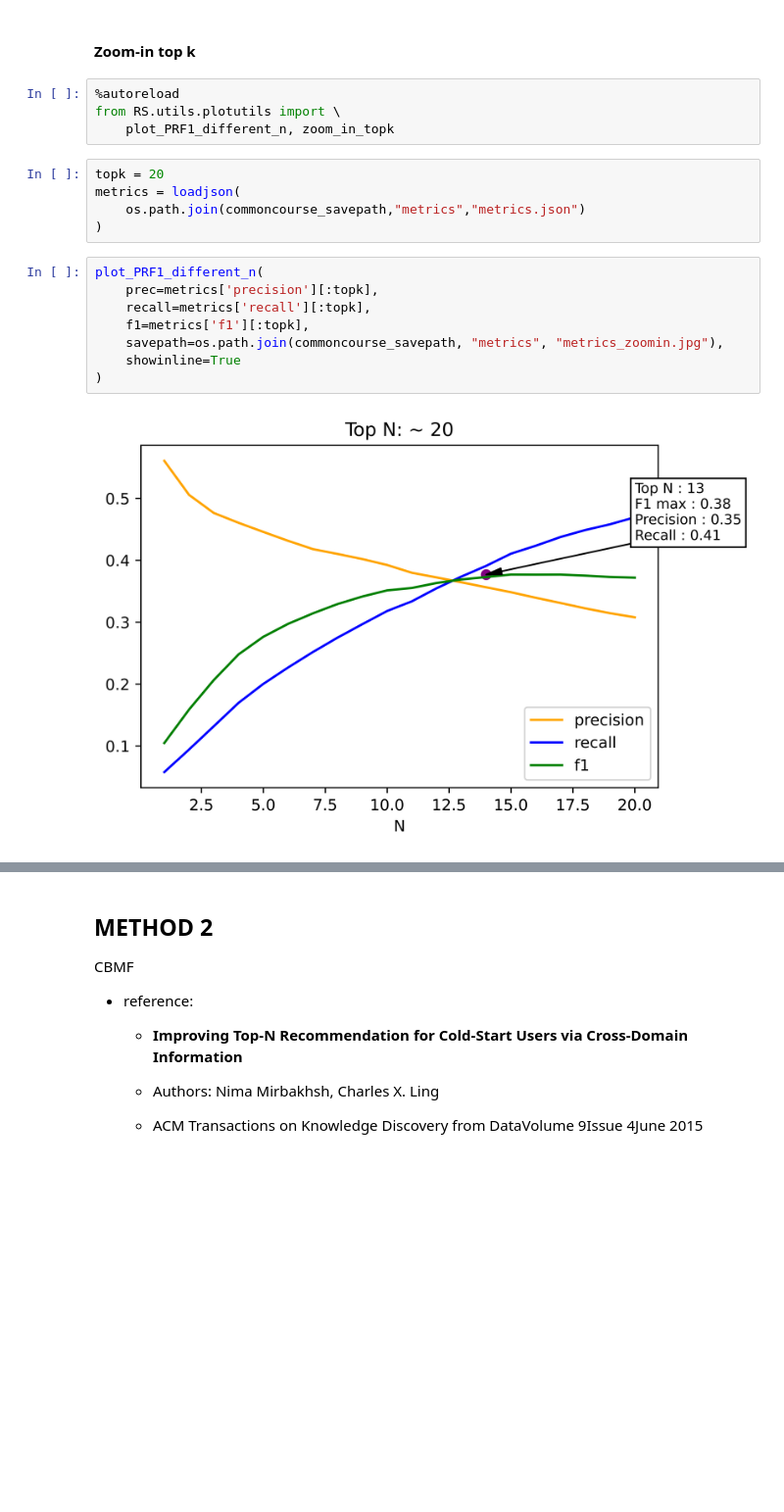
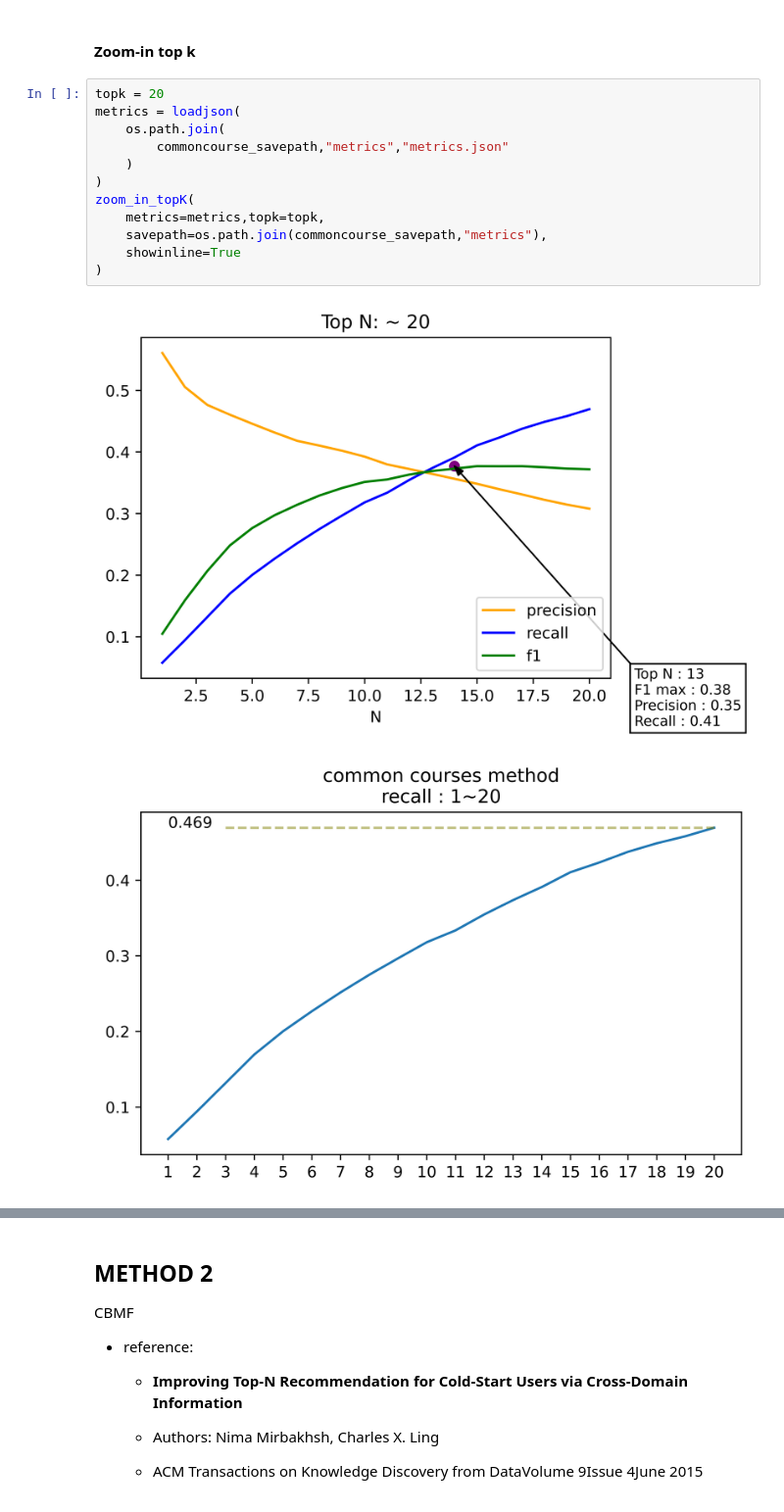
Before and after one commit to yls108u/Library_recommendation_system, a Jupyter notebook: recommendation.ipynb, the cells around one changed output, grey strips where cells are left out. Shown at 98% size. Cells and saved outputs as stored; diff of their text form; blank space fills up the shorter version.

```diff
--- a/recommendation.ipynb
+++ b/recommendation.ipynb
@@ -192,22 +185,18 @@ PR : result/commoncourse/metrics/PR.jpg
 ROC : result/commoncourse/metrics/ROC.jpg
 # %% [markdown]
 #### Zoom-in top k
-# %%
-%autoreload
-from RS.utils.plotutils import \
-    plot_PRF1_different_n, zoom_in_topk
 # %%
 topk = 20
 metrics = loadjson(
-    os.path.join(commoncourse_savepath,"metrics","metrics.json")
+    os.path.join(
+        commoncourse_savepath,"metrics","metrics.json"
+    )
 )
+zoom_in_topK(
+    metrics=metrics,topk=topk,
+    savepath=os.path.join(commoncourse_savepath,"metrics"),
+    showinline=True
+)
+# %% [output]
+[figure, added]
+[figure, added]
-# %%
-plot_PRF1_different_n(
-    prec=metrics['precision'][:topk],
-    recall=metrics['recall'][:topk],
-    f1=metrics['f1'][:topk],
-    savepath=os.path.join(commoncourse_savepath, "metrics", "metrics_zoomin.jpg"),
-    showinline=True
-)
-# %% [output]
-[figure, removed]
```
Also changed, not shown: parts of 33 cells of this notebook, 5 other files.
